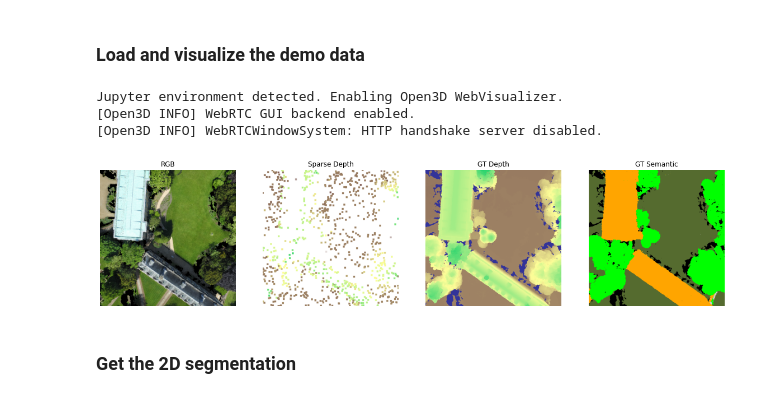
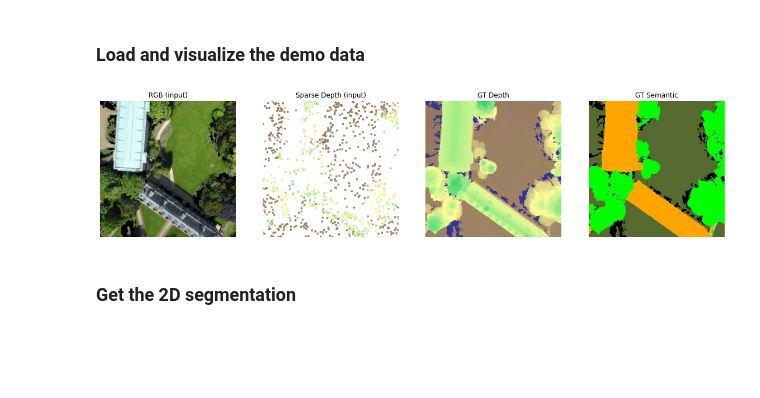
Before and after one commit to FengQiaojun/TerrainMesh, a Jupyter notebook: demo.ipynb, the cells around one changed output. Cells and saved outputs as stored; diff of their text form; code cells hidden in the pictures; blank space fills up the shorter version.

```diff
--- a/demo.ipynb
+++ b/demo.ipynb
@@ -9,48 +9,39 @@ import matplotlib.pyplot as plt
 from utils.semantic_labels import convert_class_to_rgb_sensat_simplified
 from vis.vis import pseudo_color_map, pseudo_color_map_sparse
 
-# image paths
 rgb_file = "demo_data/RGB.png"
 sparse_depth_file = "demo_data/SparseDepth.png"
 gt_depth_file = "demo_data/GT_Depth.png"
 gt_sem_file = "demo_data/GT_Semantics.png"
 
-# depth scale for loading and visualization
 depth_scale = 100
 depth_min = 40
 depth_max = 90
 
+# Visualize the input data and the groundtruth
 fig, (ax1, ax2, ax3, ax4) = plt.subplots(1,4,figsize=(20,5))
-
 rgb = imread(rgb_file)
 ax1.imshow(rgb)
-ax1.set_title('RGB')
+ax1.set_title('RGB (input)')
 ax1.axis('off')
-
 sparsedepth = imread(sparse_depth_file)/depth_scale
 sparsedepth_vis = pseudo_color_map_sparse(sparsedepth,depth_min,depth_max)
 ax2.imshow(sparsedepth_vis)
-ax2.set_title('Sparse Depth')
+ax2.set_title('Sparse Depth (input)')
 ax2.axis('off')
-
 gt_depth = imread(gt_depth_file)/depth_scale
 gt_depth_vis = pseudo_color_map(gt_depth,depth_min,depth_max)
 ax3.imshow(gt_depth_vis)
 ax3.set_title('GT Depth')
 ax3.axis('off')
-
 gt_sem = imread(gt_sem_file)
 gt_sem_vis = convert_class_to_rgb_sensat_simplified(gt_sem)
 ax4.imshow(gt_sem_vis)
 ax4.set_title('GT Semantic')
 ax4.axis('off')
-
 plt.show()
 # %% [output]
-Jupyter environment detected. Enabling Open3D WebVisualizer.
-[Open3D INFO] WebRTC GUI backend enabled.
-[Open3D INFO] WebRTCWindowSystem: HTTP handshake server disabled.
-[figure, old version]
+[figure, new version]
 # %% [markdown]
 ### Get the 2D segmentation
 # %%
```
Also changed, not shown: parts of 5 cells of this notebook, 9 other files.
